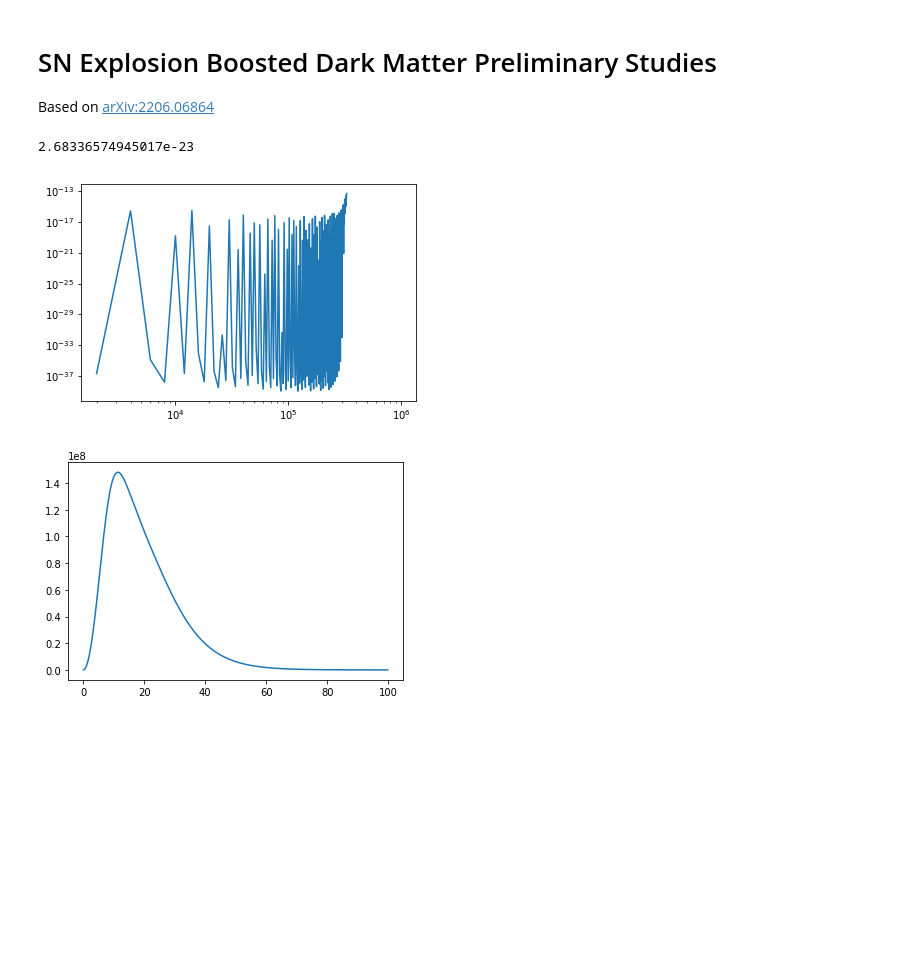
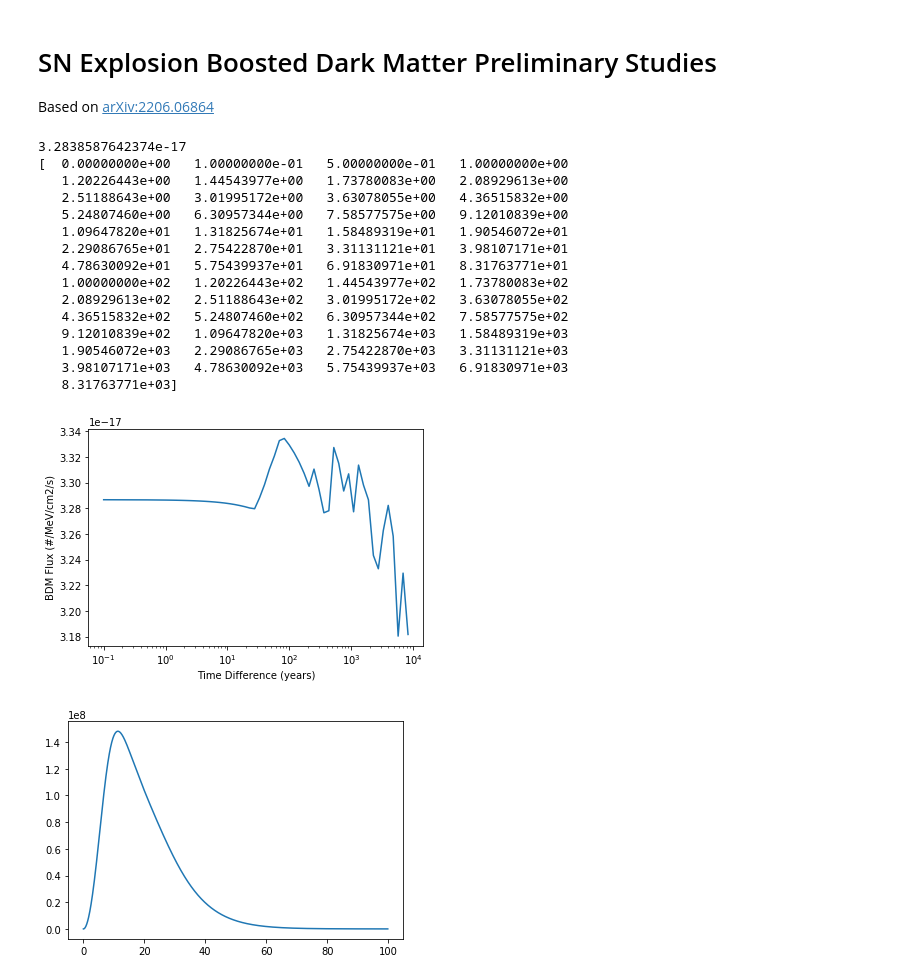
Before and after one commit to itscubist/snBdm, a Jupyter notebook: snBdm-Notebook1.ipynb, the cells around one changed output. Saved outputs shown, nothing was run; the diff lists cells and outputs as text; code cells hidden in the pictures; blank space fills up the shorter version.

Commit message:
Bug fixes to angular distribution, added ways to plot peak time vs DM mass, still flux prediction seems bugged

```diff
--- a/snBdm-Notebook1.ipynb
+++ b/snBdm-Notebook1.ipynb
@@ -73,7 +73,9 @@ def cmTheta(nuEnergy, mDark, alpha):
 # Angular Distribution
 def fAngular(nuEnergy, mDark, alpha):
     gamma = (nuEnergy + mDark) / math.sqrt( mDark * (2*nuEnergy + mDark) )
-    angular = pow(gamma,3) / ( math.pi * pow(math.cos(alpha),3) * pow( 1+pow(gamma*math.tan(alpha), 2), 2) )
+    angular = pow(gamma,2) / ( math.pi * pow(math.cos(alpha),3) * pow( 1+pow(gamma*math.tan(alpha), 2), 2) )
+    if(nuEnergy>999.):
+        angular = 0
     return angular
 
 # DM Kinetic Energy
@@ -110,6 +112,11 @@ def dmVelocityOverC(dmKinetic, mDark):
     dmVelo = math.sqrt(dmKinetic*(2*mDark+dmKinetic)) / ( mDark + dmKinetic )
     return dmVelo
 
+def peakTime(dmKinetic, mDark, snDistance):
+    dmVelo = dmVelocityOverC(dmKinetic, mDark)
+    peakT = (snDistance/cLight ) * ( 1./dmVelo - 1 )
+    return peakT
+
 def d_nuEne_d_dmKinetic(dmKineticTrue, mDark, alpha):
     step = 0.01 #MeV
     #nuEneArray = np.arange(0,200,0.05)
@@ -131,18 +138,19 @@ def bdmEmissivity(radius, dmKinetic, alpha, mDark, dmNuXscn):
 # distances in kpc, mass energies in MeV, time in years, angles in radians
 def geometryResults(theta, dmKinetic, timeDelay, mDark, snDistance):
     dmVelo = dmVelocityOverC(dmKinetic, mDark)
+    timeSinceSn = timeDelay + snDistance/cLight # Convert time delay since the nu signal to time since sn
     # First solve for r (coefficients quadA*r^2 + 2*(quadBo2)*r + quadC*r = 0 )
     quadA = 1-pow(dmVelo,2)
-    quadBo2 = dmVelo*cLight*timeDelay - 2*snDistance*math.cos(theta)*dmVelo
-    quadC = 2*snDistance*math.cos(theta)*cLight*timeDelay*dmVelo - pow((cLight*timeDelay*dmVelo),2) - pow(snDistance,2)
+    quadBo2 = dmVelo*cLight*timeSinceSn - 2*snDistance*math.cos(theta)*dmVelo
+    quadC = 2*snDistance*math.cos(theta)*cLight*timeSinceSn*dmVelo - pow((cLight*timeSinceSn*dmVelo),2) - pow(snDistance,2)
     intRadius = (-quadBo2 + math.sqrt( pow(quadBo2,2) - quadA*quadC ) ) / quadA
-    dmTravelDistance = (cLight*timeDelay - intRadius)*dmVelo
+    dmTravelDistance = (cLight*timeSinceSn - intRadius)*dmVelo
     alpha = math.atan( dmTravelDistance*math.sin(theta) / ( snDistance-dmTravelDistance*math.cos(theta) ) ) + theta
     jacobian = cLightInCmpS / ( ( dmTravelDistance - snDistance*math.cos(theta) )/ intRadius + 1/dmVelo ) # cm/s
     return intRadius, dmTravelDistance, alpha, jacobian
 
 # calculate BDM flux given theta, dmKinetic, timeDelay, mDark, snDistance, and dmNuXscn
-# This is BDM flux per dm KE per cos(theta) at given parameters
+# This is BDM flux per dm KE per solid angle at given parameters
 def bdmDoubleDiffFlux(theta, dmKinetic, timeDelay, mDark, snDistance, dmNuXscn):
     [intRadius, dmTravelDistance, alpha, jacobian] = \
         geometryResults(theta, dmKinetic, timeDelay, mDark, snDistance)
@@ -154,25 +162,47 @@ def bdmDoubleDiffFlux(theta, dmKinetic, timeDelay, mDark, snDistance, dmNuXscn):
 def bdmFlux(dmKinetic, timeDelay, mDark, snDistance, dmNuXscn):
     cosThetaStep = 0.01
     cosThetaArray = np.arange(0,1,cosThetaStep)
+    #thetaStep = 0.005
+    #thetaArray = math.pi*np.arange(0,0.5,thetaStep)
     thetaArray = np.arccos(cosThetaArray)
-    diffFluxArray = [ bdmDoubleDiffFlux(theta, dmKinetic, timeDelay, mDark, snDistance, dmNuXscn) \
+    diffFluxArray = [ 2*math.pi*math.sin(theta)*bdmDoubleDiffFlux(theta, dmKinetic, timeDelay, mDark, snDistance, dmNuXscn) \
                      for theta in thetaArray ]
     angleIntFlux = np.trapz(diffFluxArray,dx=cosThetaStep)
     return angleIntFlux
 # %%
 dmKineticX = 10
-mDarkX = 0.001
+mDarkX = 1
 timeDelayX = 10
+thetaX = 0.05*math.pi
 print( bdmFlux(dmKineticX, timeDelayX, mDarkX, snDistance, dmNuXscn) )
-timeDelayArray = np.arange(0,1000000,2000)
+timeDelayArrayExp = np.arange(0,4,0.08)
+timeDelayArray = np.append( [0, 0.1, 0.5], 10**timeDelayArrayExp )
+print(timeDelayArray)
 bdmFluxArray = [ bdmFlux(dmKineticX,time, mDarkX, snDistance, dmNuXscn) for time in timeDelayArray ]
 mplot.plot(timeDelayArray, bdmFluxArray)
-mplot.yscale('log')
+#mplot.yscale('log')
 mplot.xscale('log')
+#fig, ax = mplot.subplots()
+mplot.xlabel('Time Difference (years)')
+mplot.ylabel('BDM Flux (#/MeV/cm2/s)')
 mplot.show()
 # %% [output]
-2.68336574945017e-23
+3.2838587642374e-17
+[  0.00000000e+00   1.00000000e-01   5.00000000e-01   1.00000000e+00
+   1.20226443e+00   1.44543977e+00   1.73780083e+00   2.08929613e+00
+   2.51188643e+00   3.01995172e+00   3.63078055e+00   4.36515832e+00
+   5.24807460e+00   6.30957344e+00   7.58577575e+00   9.12010839e+00
+   1.09647820e+01   1.31825674e+01   1.58489319e+01   1.90546072e+01
+   2.29086765e+01   2.75422870e+01   3.31131121e+01   3.98107171e+01
+   4.78630092e+01   5.75439937e+01   6.91830971e+01   8.31763771e+01
+   1.00000000e+02   1.20226443e+02   1.44543977e+02   1.73780083e+02
+   2.08929613e+02   2.51188643e+02   3.01995172e+02   3.63078055e+02
+   4.36515832e+02   5.24807460e+02   6.30957344e+02   7.58577575e+02
+   9.12010839e+02   1.09647820e+03   1.31825674e+03   1.58489319e+03
+   1.90546072e+03   2.29086765e+03   2.75422870e+03   3.31131121e+03
+   3.98107171e+03   4.78630092e+03   5.75439937e+03   6.91830971e+03
+   8.31763771e+03]
-[figure, old version]
+[figure, new version]
 # %%
 nuEnergy = np.arange(0,100,0.1)
 nueFlux = [ snTotalNuDensity(e,50.0) for e in nuEnergy ]
```
Also changed, not shown: parts of 4 cells of this notebook.
